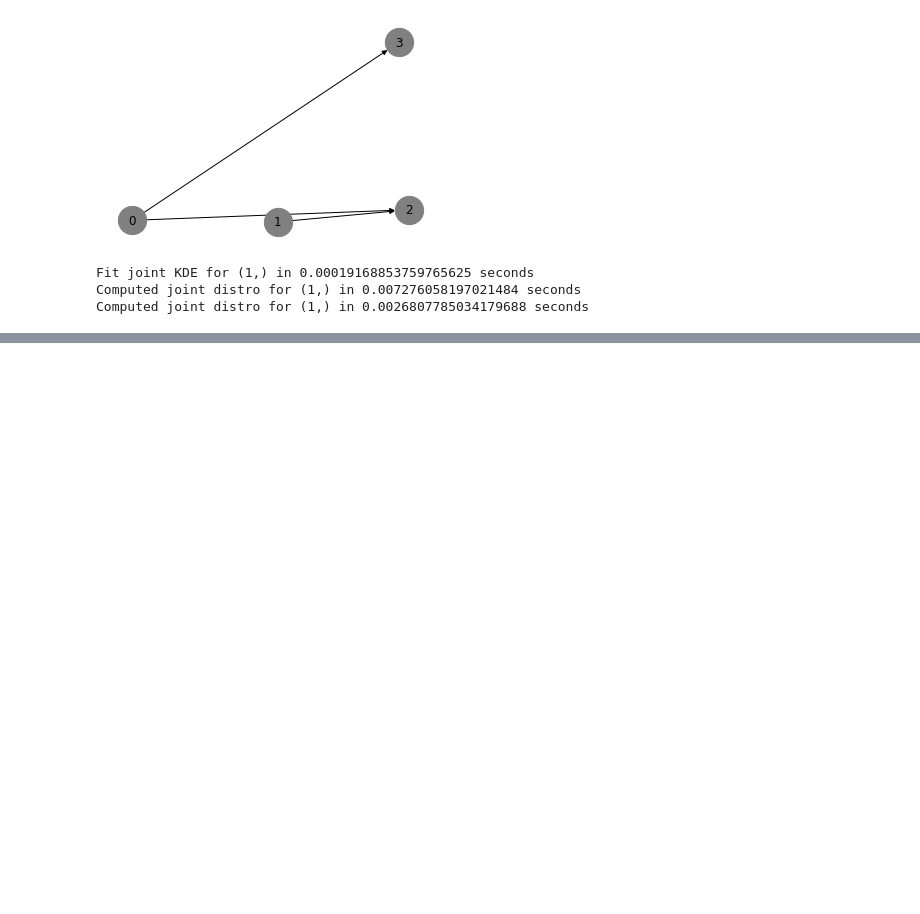
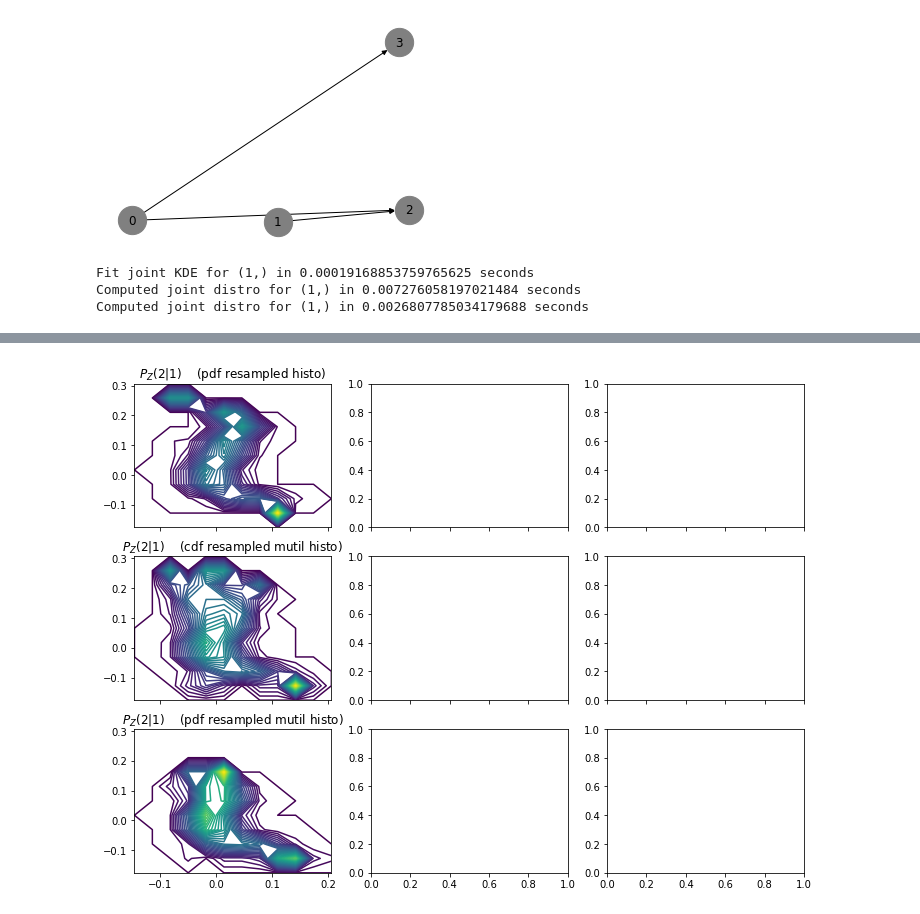
Before and after one commit to q1park/spacetime, a Jupyter notebook: experiments_2.ipynb, the cells around one changed output, grey strips where cells are left out. Drawn from its saved outputs; the diff is of its cells as text; code cells hidden in the pictures; blank space fills up the shorter version.

```diff
--- a/experiments_2.ipynb
+++ b/experiments_2.ipynb
@@ -349,4 +349,16 @@ def Pi_UNj_DOk(i, j, k, histogram):
     for n in range(len(latent)):
         do += histogram.compute_conditional(i,(j,k))[1][:,n,:]*latent[n]
     return do
+# %%
+fig, axs = plt.subplots(3, 3, sharex='col', sharey='col', figsize = (12,9))
+
+axs[0][0].set_title(r'$P_Z(%s|%s)$    (pdf resampled histo)'%(observe,mutilate))
+axs[0][0].contour(*pZ_resampled_pdf.get_contour_conditional(observe,mutilate), levels=50)
+axs[1][0].set_title(r'$P_Z(%s|%s)$    (cdf resampled mutil histo)'%(observe,mutilate))
+axs[1][0].contour(*pZ_resampled_mutil_cdf.get_contour_conditional(observe,mutilate), levels=50)
+axs[2][0].set_title(r'$P_Z(%s|%s)$    (pdf resampled mutil histo)'%(observe,mutilate))
+axs[2][0].contour(*pZ_resampled_mutil_pdf.get_contour_conditional(observe,mutilate), levels=50)
+pass;
+# %% [output]
+[figure, added]
 # %%
```
Also changed, not shown: parts of 3 cells of this notebook, 1 other file.
